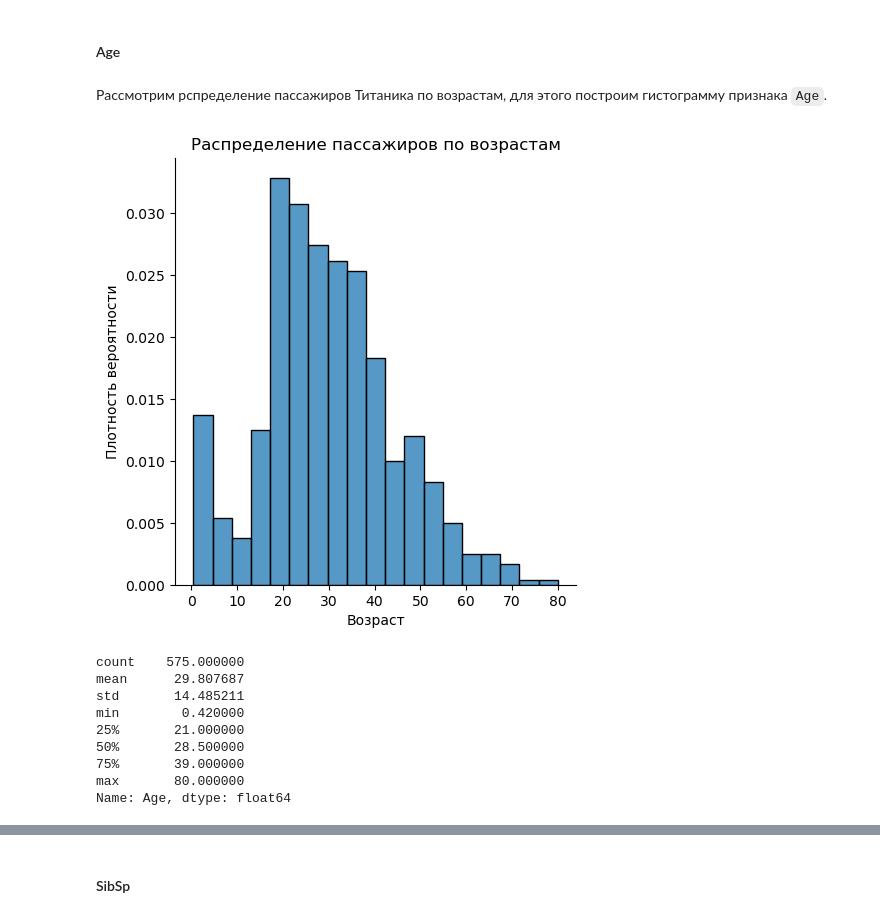
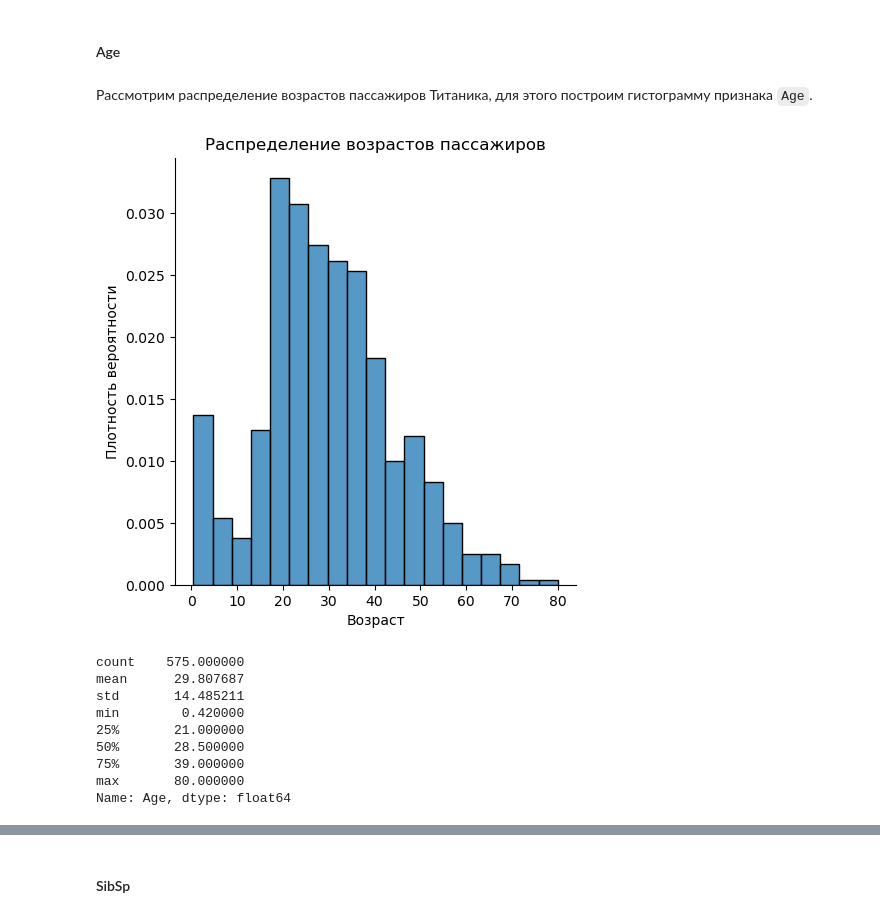
Before and after one commit to AlekseiBogachev/Titanic-Machine-Learning-from-Disaster, a Jupyter notebook: sources/Titanic-Machine-Learning-from-Disaster.ipynb, the cells around one changed output, grey strips where cells are left out. Drawn from its saved outputs; the diff is of its cells as text; code cells hidden in the pictures.

```diff
--- a/sources/Titanic-Machine-Learning-from-Disaster.ipynb
+++ b/sources/Titanic-Machine-Learning-from-Disaster.ipynb
@@ -635,19 +636,19 @@ plt.show()
 # %% [markdown]
 #### Age
 # %% [markdown]
-Рассмотрим рспределение пассажиров Титаника по возрастам, для этого построим гистограмму признака `Age`.
+Рассмотрим распределение возрастов пассажиров Титаника, для этого построим гистограмму признака `Age`.
 # %%
 sns.displot(exploratory_set.Age, stat='density')
 
 plt.xlabel('Возраст')
 plt.ylabel('Плотность вероятности')
-plt.title('Распределение пассажиров по возрастам')
+plt.title('Распределение возрастов пассажиров')
 
 plt.show()
 
 display(exploratory_set.Age.describe())
 # %% [output]
-[figure, old version]
+[figure, new version]
 count    575.000000
 mean      29.807687
 std       14.485211
```
Also changed, not shown: parts of 16 cells of this notebook.
